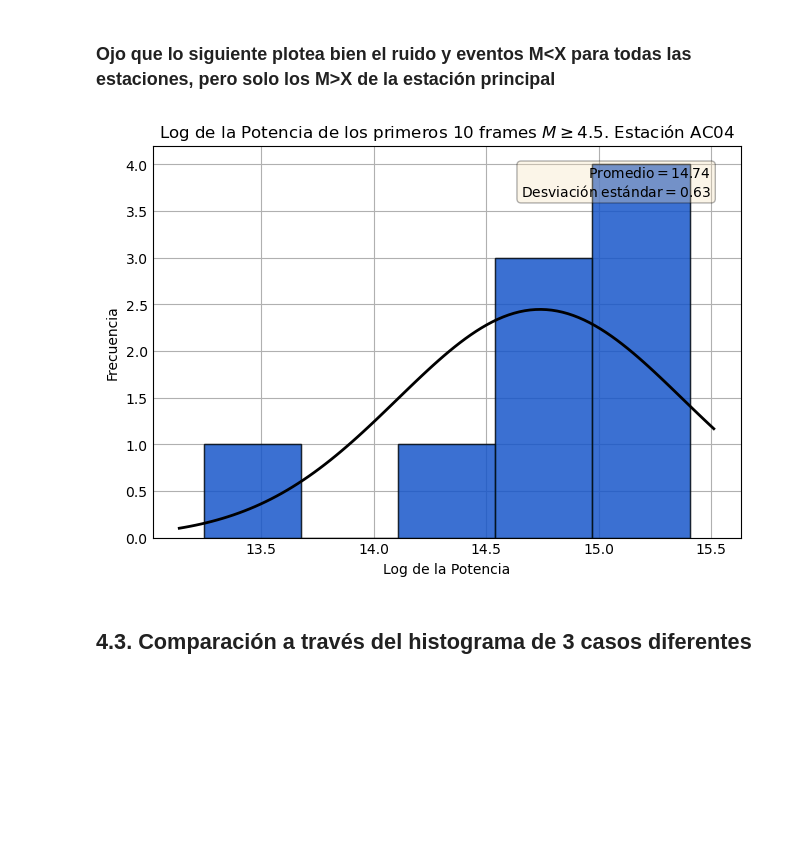
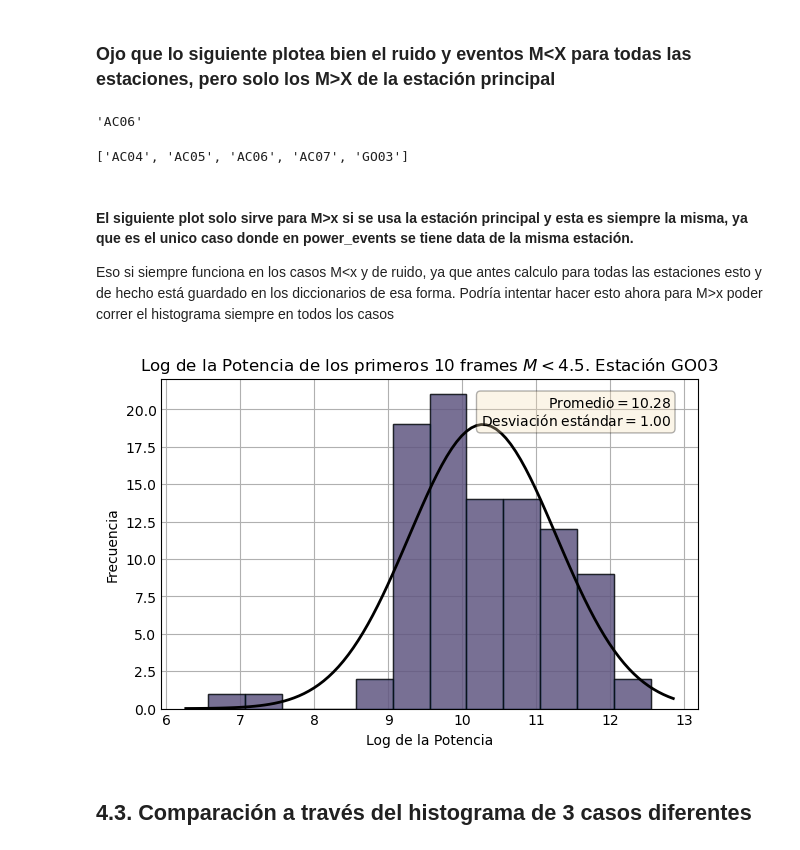
Before and after one commit to simonvidal99/Trigger, a Jupyter notebook: energy per station.ipynb, the cells around one changed output. Cells and saved outputs as stored; diff of their text form; code cells hidden in the pictures; blank space fills up the shorter version.

```diff
--- a/energy per station.ipynb
+++ b/energy per station.ipynb
@@ -138,7 +137,7 @@ start_times_over_, closest_sts_names_over_  = nearest_n_stations(df_over, statio
 # Crear una lista con las estaciones más cercanas para cada evento
 # Acá se elige si se quiere la traza de la estación más cercana (i = 0) o de la segunda más cercana (i = 1)
 
-st_selection = 0
+st_selection = 1
 closest_sts_tr_over = [stations_dic[estacion] for estacion in closest_sts_names_over_[st_selection]]
 #second_closest_st_tr = [stations_dic[estacion] for estacion in closest_sts_names[1]]
 
@@ -319,7 +343,7 @@ start_times_stations = {name: [UTCDateTime(time) for time in df_under[f'Inicio_{
 ### 4.1.4. Se guarda en una lista la traza del eje z que corresponde cada estación
 # %%
 closest_sts_tr_under = [stations_dic[estacion] for estacion in closest_sts_names_under]
-all_sts_tr_under = {name:[stations_dic[estacion] for estacion in grouped_name_stations[name]] for name in stations_names}
+all_sts_tr_under = {name:[stations_dic[estacion] for estacion in grouped_name_stations_under[name]] for name in stations_names}
 # %% [markdown]
 ### 4.1.5. Igual que antes se calcula el término del evento como el 3% de la energía del punto máximo del evento y se toma la traza hasta ese punto
 # %%
@@ -334,11 +358,13 @@ sliced_all_traces_under = {name: [traces.slice(start - pre_event_under_four, sta
 ### 4.1.6. Hacemos el cálculo de la energía y potencia de estas señales. Luego se muestra el histograma de la potencia.
 # %%
 power_all_sts_under = {}
+energy_all_sts_under = {}
 
 # Itera sobre las estaciones
 for station_name, traces in sliced_all_traces_under.items():
-    _, power_events_under = zip(*[energy_power(st.data) for st in traces])
+    energy_events_under, power_events_under = zip(*[energy_power(st.data) for st in traces])
     power_all_sts_under[station_name] = power_events_under
+    energy_all_sts_under[station_name] = energy_events_under
 # %% [markdown]
 ## 4.2. Trazas aleatorias tomadas de la estación principal sin eventos
 # %% [markdown]
@@ -400,6 +426,8 @@ sliced_traces_no_event = {name: [traces.slice(start, start + 60) for traces, sta
 #len(sliced_traces_no_event ['PSGCX'])
 # %%
 power_events_no_event = {}
+energy_events_no_events = {}
 for station_name, traces in sliced_traces_no_event.items():
-    _, power_no_events = zip(*[energy_power(st.data) for st in traces])
+    energy_no_events, power_no_events = zip(*[energy_power(st.data) for st in traces])
     power_events_no_event[station_name] = power_no_events
+    energy_events_no_events[station_name] = energy_no_events
@@ -410,2 +434,6 @@ type_m = 0 # M>X
 # %% [markdown]
 ### Ojo que lo siguiente plotea bien el ruido y eventos M<X para todas las estaciones, pero solo los M>X de la estación principal
+# %%
+st
+# %% [output]
+'AC06'
@@ -412,8 +442,19 @@ type_m = 0 # M>X
+# %%
+stations_names
+# %% [output]
+['AC04', 'AC05', 'AC06', 'AC07', 'GO03']
+# %% [markdown]
+#### El siguiente plot solo sirve para M>x si se usa la estación principal y esta es siempre la misma, ya que es el unico caso donde en power_events se tiene data de la misma estación.
+Eso si siempre funciona en los casos M<x y de ruido, ya que antes calculo para todas las estaciones esto y de hecho está guardado en los diccionarios de esa forma. Podría intentar hacer esto ahora para M>x poder correr el histograma siempre en todos los casos
 # %%
-st = stations_names[type_m]
+#type_m = 0 # M>X
+type_m = 1 # M<x
+#type_m = 2 # Ruido
+
+st = stations_names[4]
 power_events_all = [power_events, power_all_sts_under[st], power_events_no_event[st]]
 event_type = [f'$M \geq {magnitude}$', f'$M < {magnitude}$', 'Ruido (no eventos)']
 bar_colors = ['blue', 'red', 'green']
 plot_power_each(power_events_all[type_m], st ,n_frames = 10, use_log = True, event_type=event_type[type_m], bar_color = bar_colors[type_m])
 # %% [output]
-[figure, old version]
+[figure, new version]
```
Also changed, not shown: parts of 11 cells of this notebook, 2 other files.
